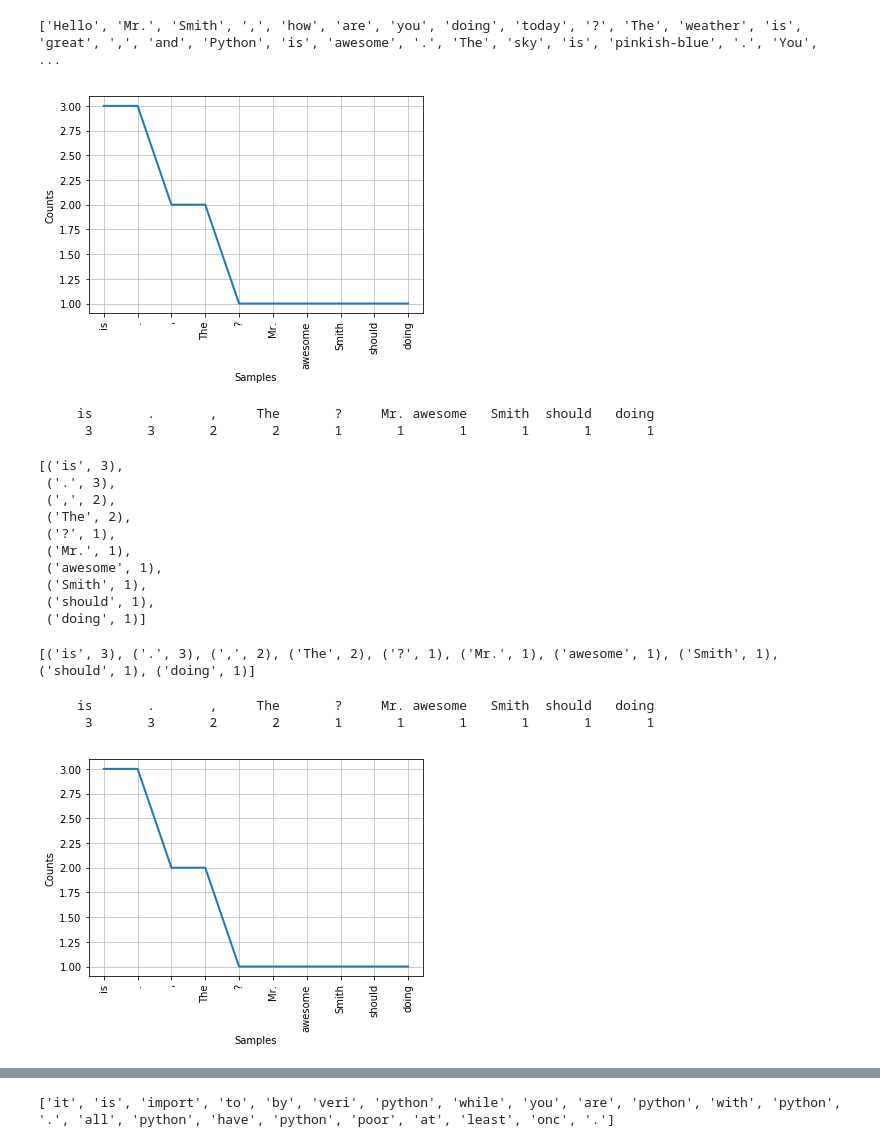
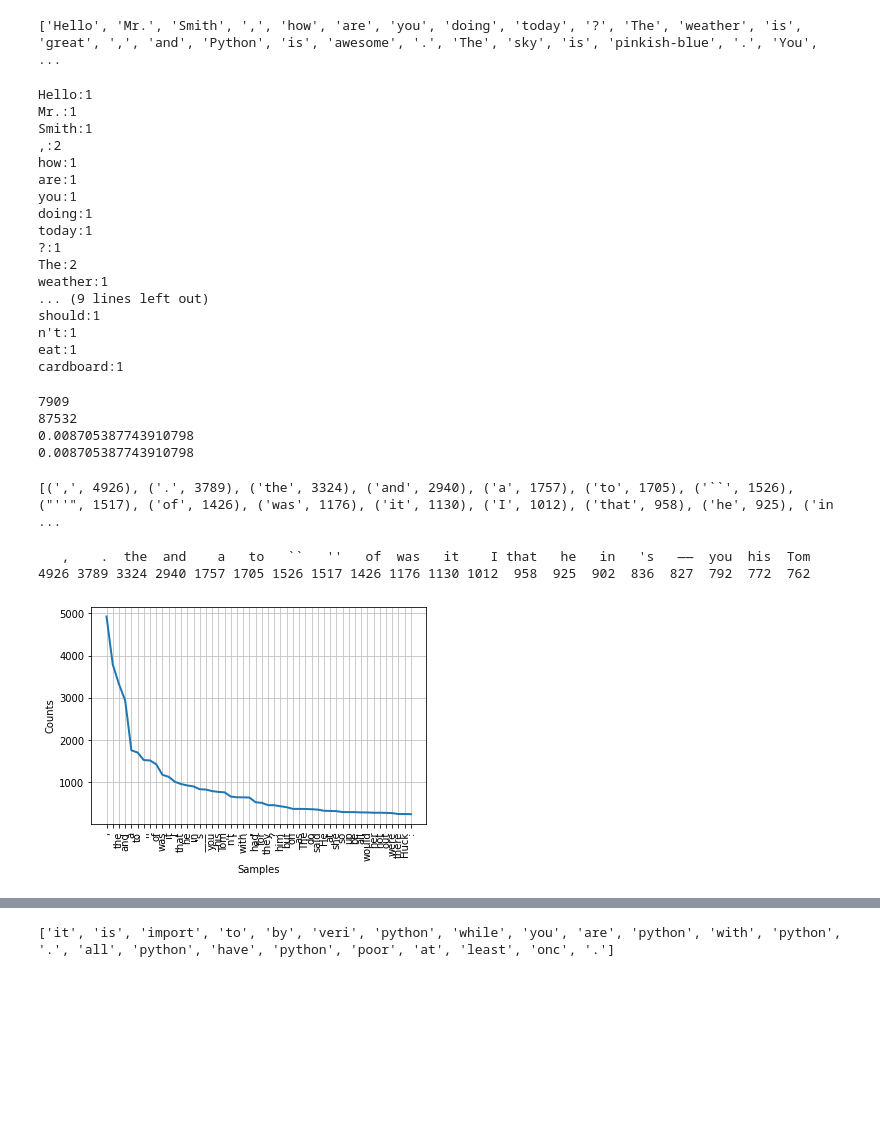
Before and after one commit to ELFEamp/Course_Intro2Compter_2020Fall, a Jupyter notebook: TA_class.ipynb, the cells around one changed output, grey strips where cells are left out. Cells and saved outputs as stored; diff of their text form; code cells hidden in the pictures; blank space fills up the shorter version.

```diff
--- a/TA_class.ipynb
+++ b/TA_class.ipynb
@@ -126,39 +129,63 @@ The sky is pinkish-blue. You shouldn't eat cardboard."""
 token_list = word_tokenize(text)
 freq = nltk.FreqDist(token_list)
 
-# for key,val in freq.items():
-#     print(str(key) + ':' + str(val))
+for k, v in freq.items():
+    print(str(k) + ':' +str(v))
 # %% [output]
-[figure, removed]
-     is       .       ,     The       ?     Mr. awesome   Smith  should   doing
-      3       3       2       2       1       1       1       1       1       1
+Hello:1
+Mr.:1
+Smith:1
+,:2
+how:1
+are:1
+you:1
+doing:1
+today:1
+?:1
+The:2
+weather:1
+... (9 lines left out)
+should:1
+n't:1
+eat:1
+cardboard:1
-[('is', 3),
- ('.', 3),
- (',', 2),
- ('The', 2),
- ('?', 1),
- ('Mr.', 1),
- ('awesome', 1),
- ('Smith', 1),
- ('should', 1),
- ('doing', 1)]
+# %%
+import nltk
+from nltk.tokenize import word_tokenize
+with open("The_Adventures_of_Tom_Sawyer.txt","r",encoding = "gbk") as fp:
+    text = fp.read()
+    token_list = word_tokenize(text)
+    fd = nltk.FreqDist(token_list)
+# 打印词表大小
+print(fd.B())
+# 打印全文词数
+print(fd.N())
+# 打印'Tom'的归一化频率
+print(fd.freq('Tom'))
+# 验证'Tom'的归一化频率
+print(fd['Tom']/fd.N())
+# %% [output]
+7909
+87532
+0.008705387743910798
+0.008705387743910798
 # %%
-# freq为上面的FreqDist对象
+# fd为上面的FreqDist对象
 # most_common()传入一个整数n，返回出现次数最多的前n项组成的列表
-print(freq.most_common(10))
+print(fd.most_common(20))
 # %% [output]
-[('is', 3), ('.', 3), (',', 2), ('The', 2), ('?', 1), ('Mr.', 1), ('awesome', 1), ('Smith', 1), ('should', 1), ('doing', 1)]
+[(',', 4926), ('.', 3789), ('the', 3324), ('and', 2940), ('a', 1757), ('to', 1705), ('``', 1526), ("''", 1517), ('of', 1426), ('was', 1176), ('it', 1130), ('I', 1012), ('that', 958), ('he', 925), ('in ...
 # %%
 # tabulate()传入一个整数n，以表格的形式打印出现次数最多的前n项
-freq.tabulate(10)
+fd.tabulate(20)
 # %% [output]
-     is       .       ,     The       ?     Mr. awesome   Smith  should   doing
-      3       3       2       2       1       1       1       1       1       1
+   ,    .  the  and    a   to   ``   ''   of  was   it    I that   he   in   's   ——  you  his  Tom
+4926 3789 3324 2940 1757 1705 1526 1517 1426 1176 1130 1012  958  925  902  836  827  792  772  762
 # %%
 # plot()传入一个整数n，绘制出现次数最多前n项的折线图
-freq.plot(10)
+fig = fd.plot(50)
 # %% [output]
-[figure, old version]
+[figure, new version]
 # %%
 import nltk
 from nltk.stem import WordNetLemmatizer
```
Also changed, not shown: parts of 19 cells of this notebook, 6 other files.
